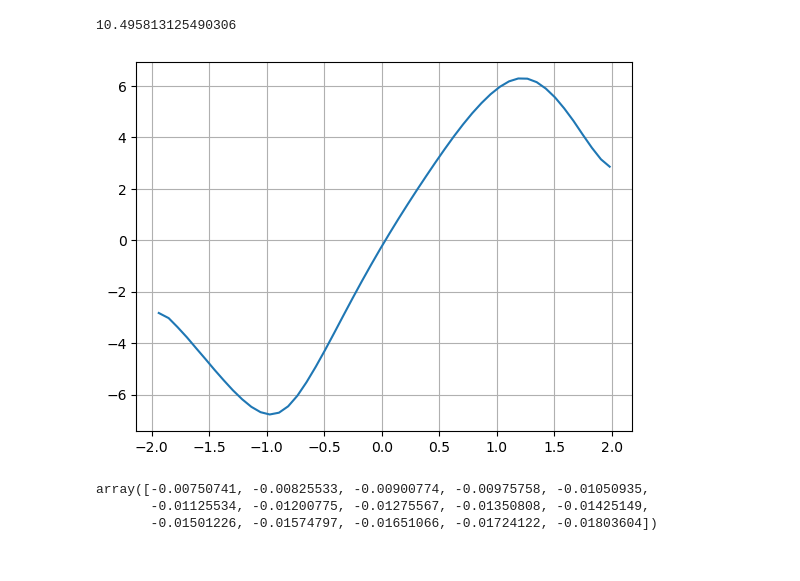
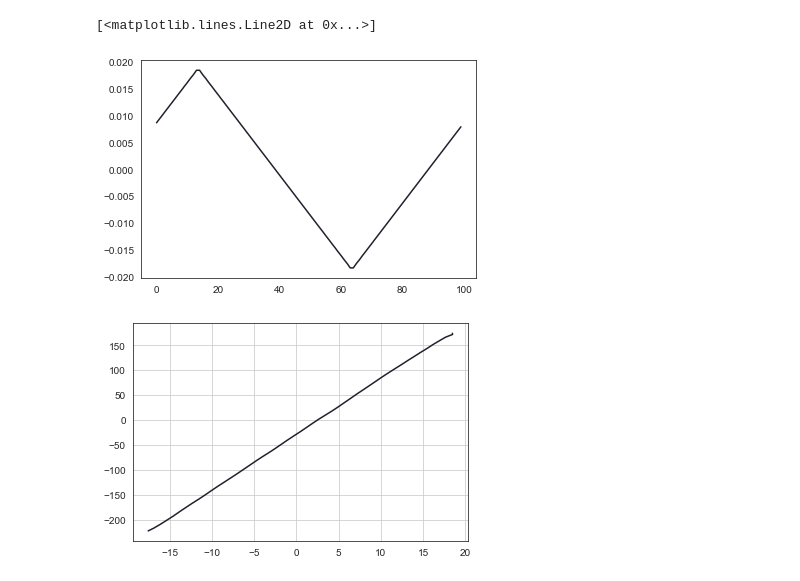
Before and after one commit to leigaoyi/Kalman_filter_sensor_drift, a Jupyter notebook: algorithms/LinearFitting.ipynb, the cells around one changed output. Drawn from its saved outputs; the diff is of its cells as text; code cells hidden in the pictures.

Commit message:
Plot figures, and experiments on new data set 2023-08-08

```diff
--- a/algorithms/LinearFitting.ipynb
+++ b/algorithms/LinearFitting.ipynb
@@ -3,7 +3,7 @@ import matplotlib.pyplot as plt
 import numpy as np
 
 # Define the file name containing Chinese characters
-file_name = u'../data/20230808/140C-大范围扫场-三角波-20Hz'
+file_name = u'../data/20230808/135C-小范围扫场-三角波-10Hz'
 
 timeDelay = 4 # ms
 
@@ -21,25 +17,22 @@ k1 = (63.19+43.04)/(84.33+47.27)
-# %%
-k1/k2
-# %% [output]
-10.495813125490306
+# %%
+plt.plot(input_data[0:100])
+# %% [output]
+[<matplotlib.lines.Line2D at 0x...>]
+[figure, added]
 # %%
-start_num = -8
-delta_Bx = input_data[800+start_num:850+start_num]
-response = measure_data[805+start_num:855+start_num]
+start_num = 13
+# 20 Hz, 50 个点； 10Hz， 100个点
+
+delta_Bx = input_data[800+start_num:850+start_num] * 1000 # mV
+response = measure_data[805+start_num:855+start_num] * 1000
 plt.plot(delta_Bx, response)
 plt.grid()
 plt.show()
 # Linear fit
 # fit = np.polyfit(delta_Bx, response, 1)
 # slope = fit[0]
 # print(slope)
 # np.savetxt('../result/140C_large_sweep_x.txt', delta_Bx)
 # np.savetxt('../result/140C_large_sweep_y.txt', response)
 # %% [output]
-[figure, old version]
+[figure, new version]
-# %%
-input_data[800:815]
-# %% [output]
-array([-0.00750741, -0.00825533, -0.00900774, -0.00975758, -0.01050935,
-       -0.01125534, -0.01200775, -0.01275567, -0.01350808, -0.01425149,
-       -0.01501226, -0.01574797, -0.01651066, -0.01724122, -0.01803604])
```
Also changed, not shown: parts of 17 cells of this notebook, 5 other files.
